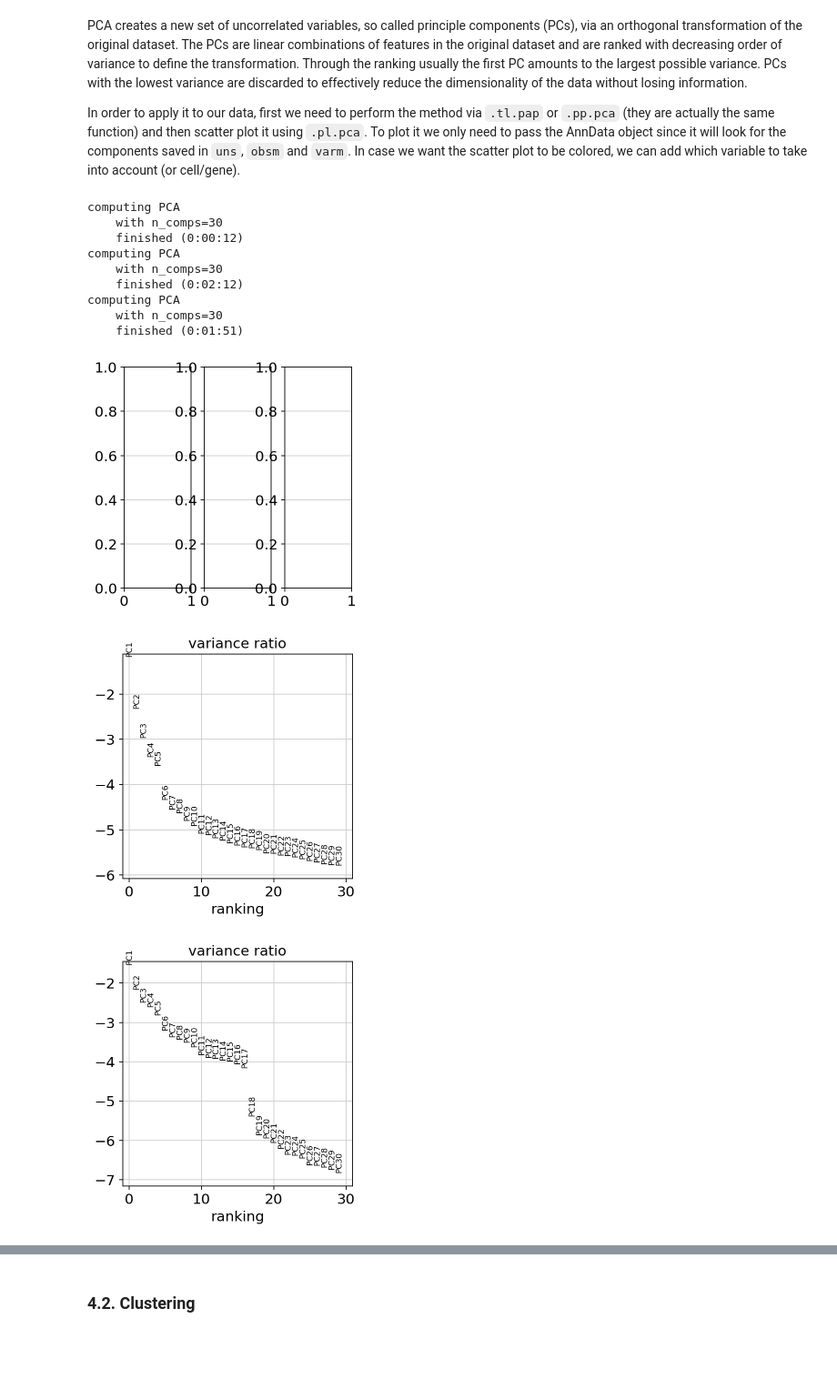
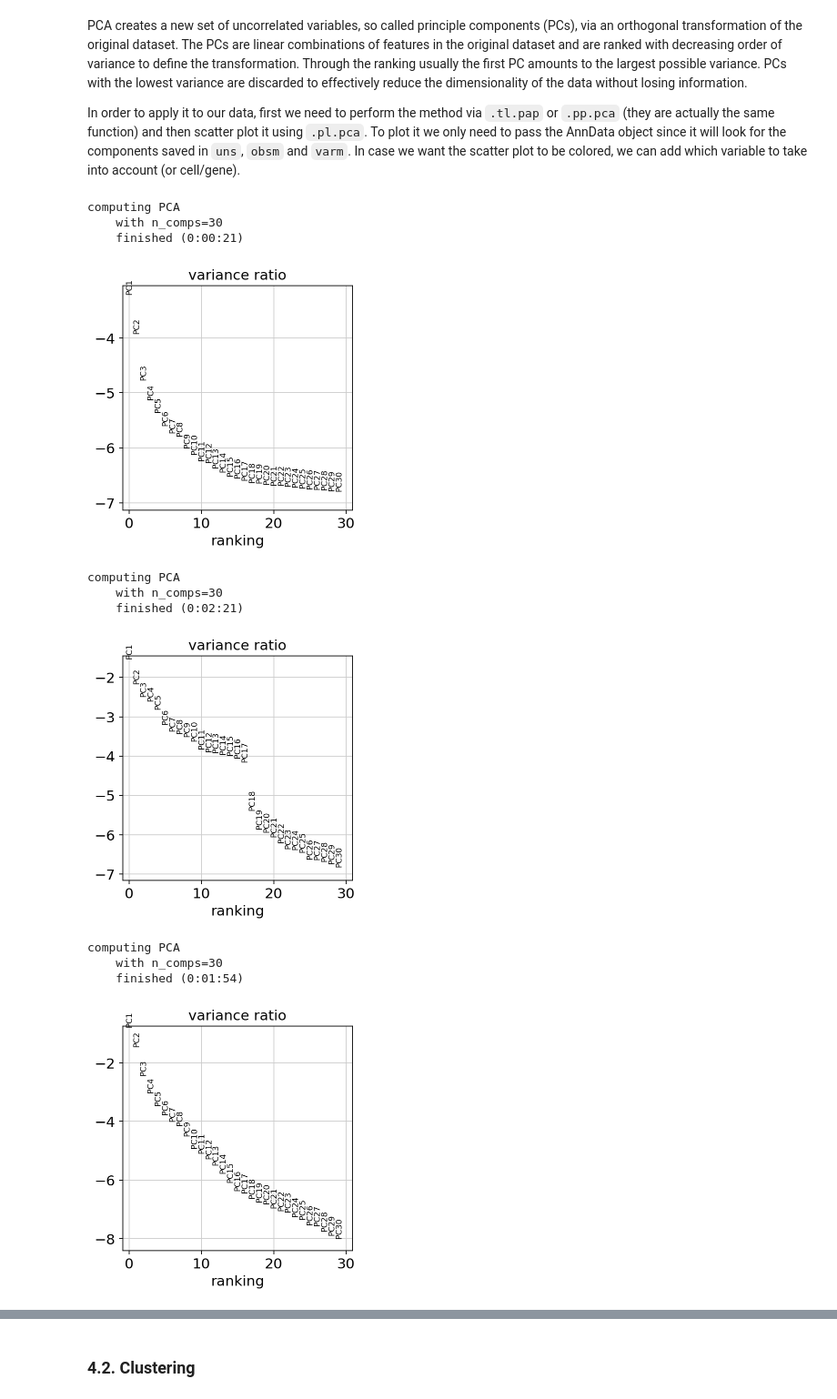
Before and after one commit to lucas-rdlr/rna-sequencing, a Jupyter notebook: notebooks/main.ipynb, the cells around one changed output, grey strips where cells are left out. Shown at 91% size. Cells and saved outputs as stored; diff of their text form; code cells hidden in the pictures; blank space fills up the shorter version.

```diff
--- a/notebooks/main.ipynb
+++ b/notebooks/main.ipynb
@@ -110,3 +116,3 @@ AnnData object with n_obs × n_vars = 58769 × 16139
 # %%
-normalized = sc.pp.normalize_total(adataFiltered, target_sum=None, inplace=False)
-adataFiltered.layers["log1p_norm"] = sc.pp.log1p(normalized['X'], copy=True)
+# normalized = sc.pp.normalize_total(adataFiltered, target_sum=None, inplace=False)
+# adataFiltered.layers["log1p_norm"] = sc.pp.log1p(normalized['X'], copy=True)
@@ -135,6 +149,6 @@ Once we have filtered and process our data, it is time to use the imputation met
 import anndata as ad
 from src.ALRA import choose_k, ALRA
 # %%
-A_norm = adataFiltered.layers['log1p_norm'].toarray()
+A_norm = adataFiltered.X.toarray()
 k = choose_k(A_norm)
 A_alra = ALRA(A_norm, k)
@@ -182,25 +208,22 @@ In order to apply it to our data, first we need to perform the method via `.tl.p
 # %%
 dataList = [adataFiltered, adataALRA, adataMAGIC]
 
-fig, axes = plt.subplots(nrows=1, ncols=len(dataList))
+# fig, axes = plt.subplots(nrows=1, ncols=len(dataList))
 for i,data in enumerate(dataList):
     sc.pp.calculate_qc_metrics(data, percent_top=None, log1p=False, inplace=True)
     sc.tl.pca(data, svd_solver='arpack', n_comps=30)
     # sc.pl.pca(data, color='total_counts', ax=axes[i])
-    sc.pl.pca_variance_ratio(data, log=True, n_pcs=30, show=False)
-
-plt.tight_layout()
-plt.show()
+    sc.pl.pca_variance_ratio(data, log=True, n_pcs=30, show=True)
 # %% [output]
 computing PCA
     with n_comps=30
-    finished (0:00:12)
-computing PCA
-    with n_comps=30
-    finished (0:02:12)
-computing PCA
-    with n_comps=30
-    finished (0:01:51)
+    finished (0:00:21)
-[figure, old version]
+[figure, new version]
+computing PCA
+    with n_comps=30
+    finished (0:02:21)
-[figure, old version]
+[figure, new version]
+computing PCA
+    with n_comps=30
+    finished (0:01:54)
-[figure, old version]
+[figure, new version]
```
Also changed, not shown: parts of 36 cells of this notebook, 1 other file.
